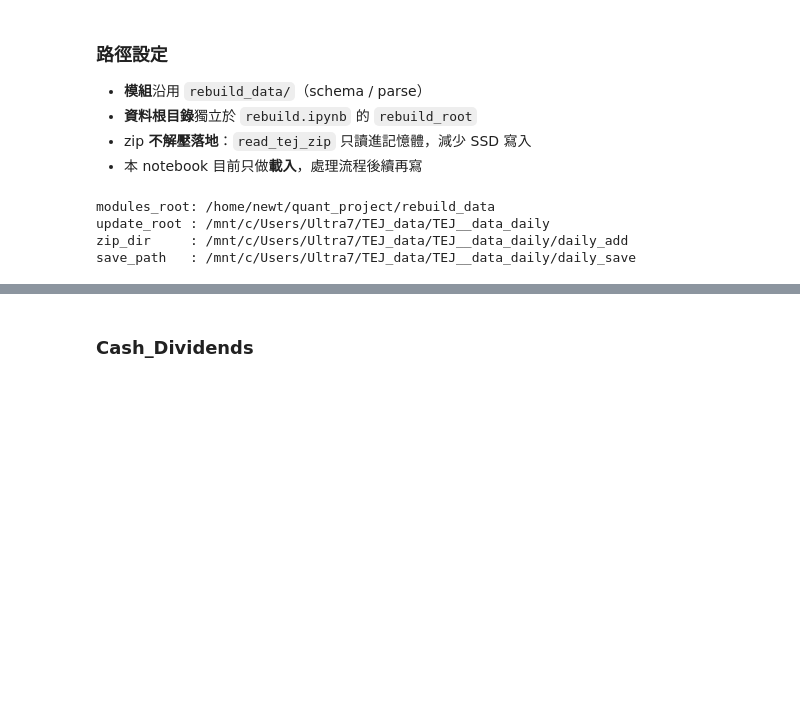
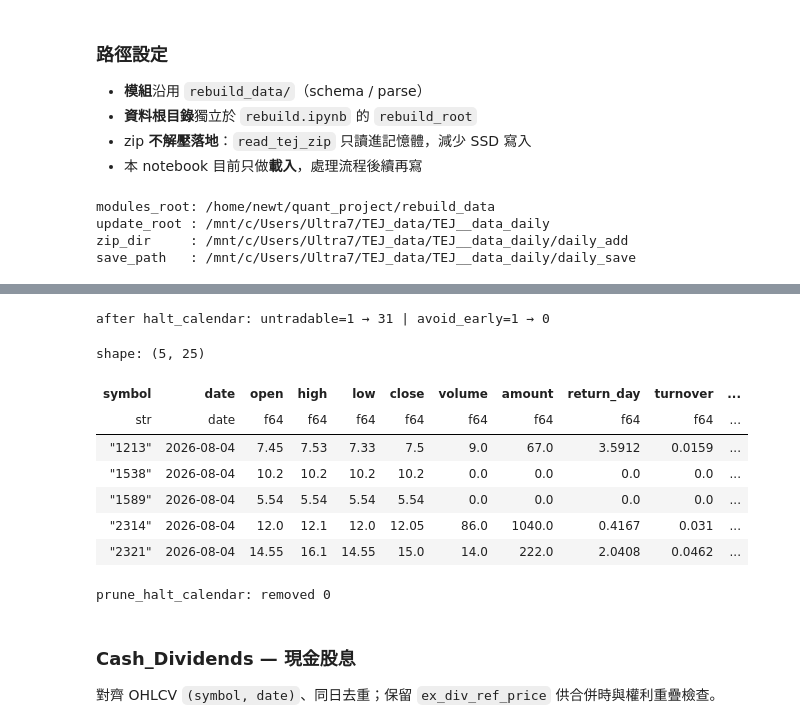
Before and after one commit to frankchu8778/quant_project, a Jupyter notebook: src/manage_database/TW_stock/daily_data_update.ipynb, the cells around one changed output, grey strips where cells are left out. Cells and saved outputs as stored; diff of their text form; code cells hidden in the pictures; blank space fills up the shorter version.

```diff
--- a/src/manage_database/TW_stock/daily_data_update.ipynb
+++ b/src/manage_database/TW_stock/daily_data_update.ipynb
@@ -118,0 +143,23 @@ shape: (5, 24)
+# %%
+import Trading_Halt
+reload_modules([Trading_Halt])
+halt_calendar_path = "/home/newt/quant_project/src/manage_database/TW_stock/halt_calendar.json"
+
+trading_halt_df = read_tej_zip(
+    zip_dir,
+    "暫停交易記錄",
+    Trading_Halt.TRADING_HALT_SCHEMA,
+).select(Trading_Halt.keep_col)
+
+
+trading_halt_df = trading_halt_df.filter(
+    pl.col("symbol").is_in(unique_symbol)
+)
+print("trading_halt_df:", trading_halt_df.shape)
+
+if trading_halt_df.height == 0:
+    print("當日無暫停交易紀錄，halt_calendar 不更新")
+else:
+    n_new = Trading_Halt.update_halt_calendar(trading_halt_df, halt_calendar_path)
+    print(f"已寫入 halt_calendar：新增 {n_new} 筆 → {halt_calendar_path}")
+    display(trading_halt_df)
@@ -119,4 +175,33 @@ shape: (5, 24)
+# %%
+import Trading_Halt
+
+reload_modules([Trading_Halt])
+halt_calendar_path = "/home/newt/quant_project/src/manage_database/TW_stock/halt_calendar.json"
+
+OHLCV_df = Trading_Halt.apply_halt_calendar_to_ohlcv(OHLCV_df, halt_calendar_path)
+print(
+    "after halt_calendar: untradable=1 →",
+    OHLCV_df.filter(pl.col("untradable") == 1).height,
+    "| avoid_early=1 →",
+    OHLCV_df.filter(pl.col("avoid_early") == 1).height,
+)
+display(OHLCV_df.filter((pl.col("untradable") == 1) | (pl.col("avoid_early") == 1)).head())
+
+n_pruned = Trading_Halt.prune_halt_calendar(OHLCV_df, halt_calendar_path)
+print(f"prune_halt_calendar: removed {n_pruned}")
+# %% [output]
+after halt_calendar: untradable=1 → 31 | avoid_early=1 → 0
+shape: (5, 25)
+| symbol | date | open | high | low | close | volume | amount | return_day | turnover | ... |
+| str | date | f64 | f64 | f64 | f64 | f64 | f64 | f64 | f64 | ... |
+| "1213" | 2026-08-04 | 7.45 | 7.53 | 7.33 | 7.5 | 9.0 | 67.0 | 3.5912 | 0.0159 | ... |
+| "1538" | 2026-08-04 | 10.2 | 10.2 | 10.2 | 10.2 | 0.0 | 0.0 | 0.0 | 0.0 | ... |
+| "1589" | 2026-08-04 | 5.54 | 5.54 | 5.54 | 5.54 | 0.0 | 0.0 | 0.0 | 0.0 | ... |
+| "2314" | 2026-08-04 | 12.0 | 12.1 | 12.0 | 12.05 | 86.0 | 1040.0 | 0.4167 | 0.031 | ... |
+| "2321" | 2026-08-04 | 14.55 | 16.1 | 14.55 | 15.0 | 14.0 | 222.0 | 2.0408 | 0.0462 | ... |
+prune_halt_calendar: removed 0
 # %% [markdown]
-### Cash_Dividends
+### Cash_Dividends — 現金股息
+對齊 OHLCV `(symbol, date)`、同日去重；保留 `ex_div_ref_price` 供合併時與權利重疊檢查。
 # %%
 import Cash_Dividends
```
Also changed, not shown: parts of 48 cells of this notebook, 17 other files.
